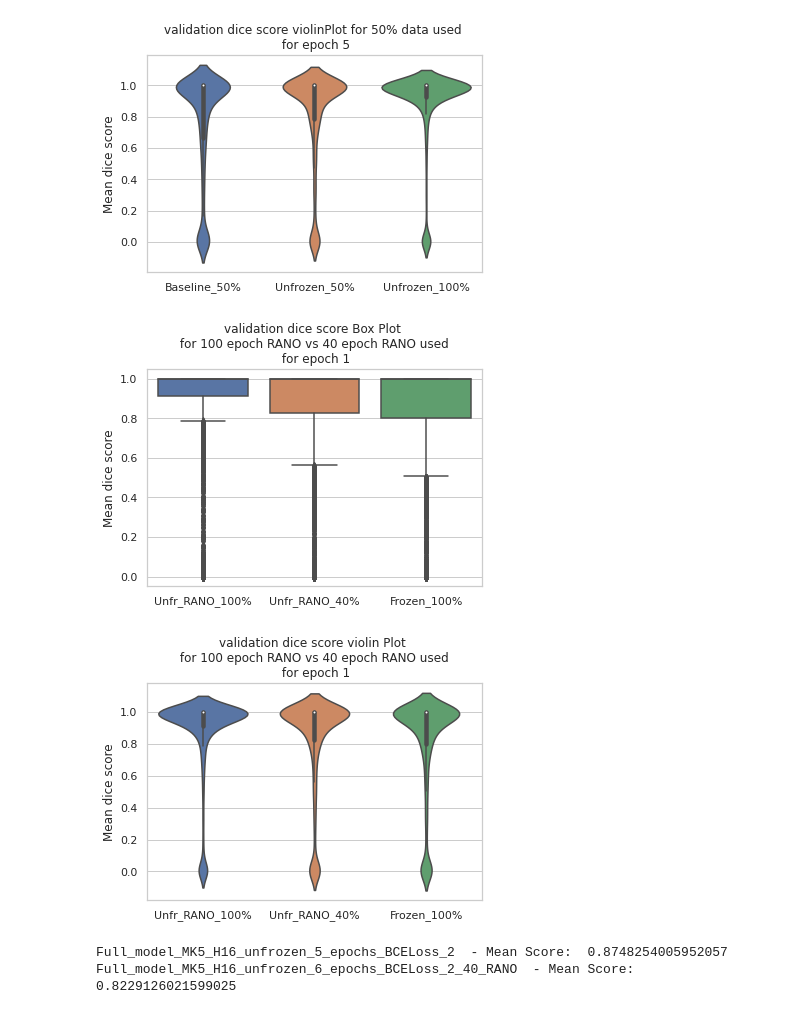
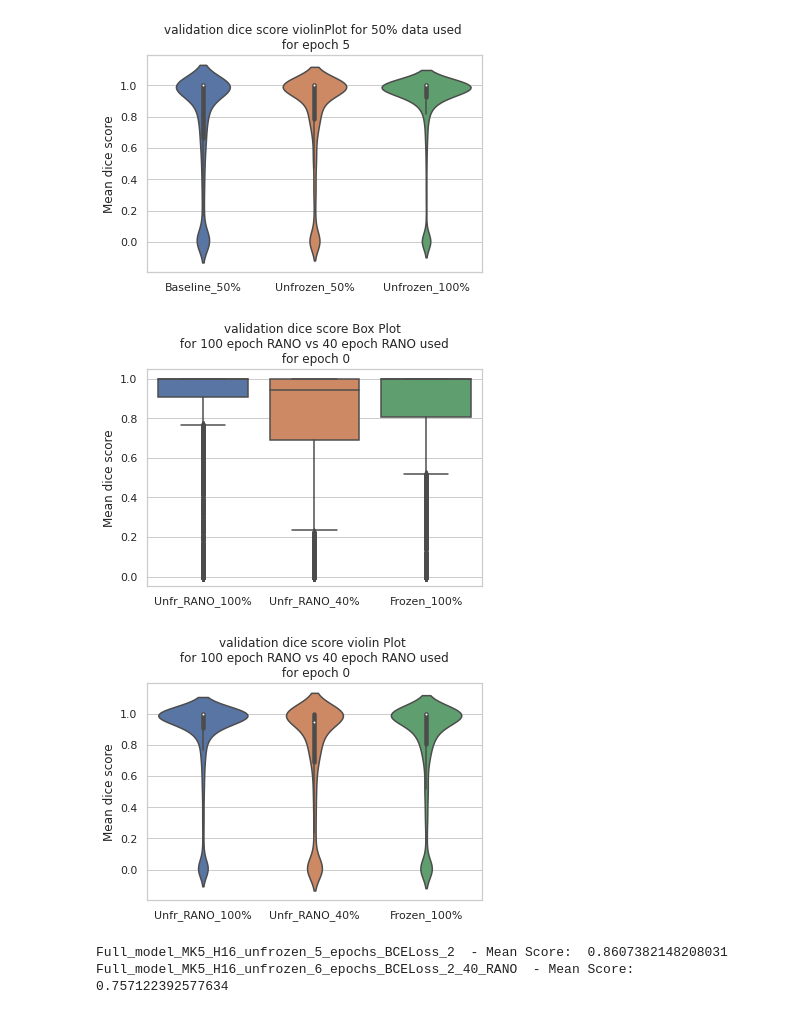
Before and after one commit to Jmckone1/unet, a Jupyter notebook: zip.ipynb, the cells around one changed output. Cells and saved outputs as stored; diff of their text form; code cells hidden in the pictures.

```diff
--- a/zip.ipynb
+++ b/zip.ipynb
@@ -237,7 +237,7 @@ input_1 = "Full_model_MK5_H16_unfrozen_5_epochs_BCELoss_2"
 
 input_11 = "Full_model_MK5_H16_unfrozen_6_epochs_BCELoss_2_40_RANO"
 
-display_epoch = 1
+display_epoch = 0
 data_amount = [100,40]
 inputs = [input_1]
 inputs2 = [input_11]
@@ -245,38 +245,38 @@ x_array = np.array([])
 y_array = np.array([])
 a_array = np.array([])
 
-a = np.genfromtxt("Checkpoints/split_data_experiments/Full_model_MK5_H16_frozen_6_epochs_BCELoss_2/epoch_"+str(display_epoch)+"validation_dice.csv", delimiter=',')
+a = np.genfromtxt("Checkpoints/split_data_experiments/Full_model_MK5_H16_baseline_6_epochs_BCELoss_2/epoch_"+str(display_epoch)+"validation_dice.csv", delimiter=',')
 a_array = np.append(a_array, a)
 data_a = pd.DataFrame(data=a_array,columns=range(1)).assign(Data="Frozen_100%")
 
 for i in range(len(inputs)):
     #for j in range(6):
     x = np.genfromtxt("Checkpoints/split_data_experiments/"+inputs[i]+"/epoch_"+str(display_epoch)+"validation_dice.csv", delimiter=',')
     x_array = np.append(x_array, x)
     y = np.genfromtxt("Checkpoints/split_data_experiments/"+inputs2[i]+"/epoch_"+str(display_epoch)+"validation_dice.csv", delimiter=',')
     y_array = np.append(y_array, y)
 
     data_x = pd.DataFrame(data=x_array,columns=range(1)).assign(Data="Unfr_RANO_"+str(data_amount[i])+"%")
     data_y = pd.DataFrame(data=y_array,columns=range(1)).assign(Data="Unfr_RANO_"+str(data_amount[i+1])+"%")
     train_data = pd.concat([data_x,data_y,data_a])
     train_data_2 = pd.melt(train_data, id_vars=['Data'])
 
     ax = sns.boxplot(x="Data", y="value", data=train_data_2)
     plt.title("validation dice score Box Plot \n for " +str(data_amount[i])+" epoch RANO vs " +str(data_amount[i+1])+" epoch RANO used \n for epoch " + str(display_epoch))
     plt.ylabel("Mean dice score")
     plt.xlabel("")
     plt.show()
 
     ax = sns.violinplot(x="Data", y="value", data=train_data_2)
     plt.title("validation dice score violin Plot \n for " +str(data_amount[i])+" epoch RANO vs " +str(data_amount[i+1])+" epoch RANO used \n for epoch " + str(display_epoch))
     plt.ylabel("Mean dice score")
     plt.xlabel("")
     plt.show()
 
 print(input_1," - Mean Score: ",np.mean(x_array))
 print(input_11," - Mean Score: ",np.mean(y_array))
 # %% [output]
-[figure, old version]
+[figure, new version]
-[figure, old version]
+[figure, new version]
-Full_model_MK5_H16_unfrozen_5_epochs_BCELoss_2  - Mean Score:  0.8748254005952057
-Full_model_MK5_H16_unfrozen_6_epochs_BCELoss_2_40_RANO  - Mean Score:  0.8229126021599025
+Full_model_MK5_H16_unfrozen_5_epochs_BCELoss_2  - Mean Score:  0.8607382148208031
+Full_model_MK5_H16_unfrozen_6_epochs_BCELoss_2_40_RANO  - Mean Score:  0.757122392577634
```
Also changed, not shown: parts of 1 cell of this notebook, 4 other files.
